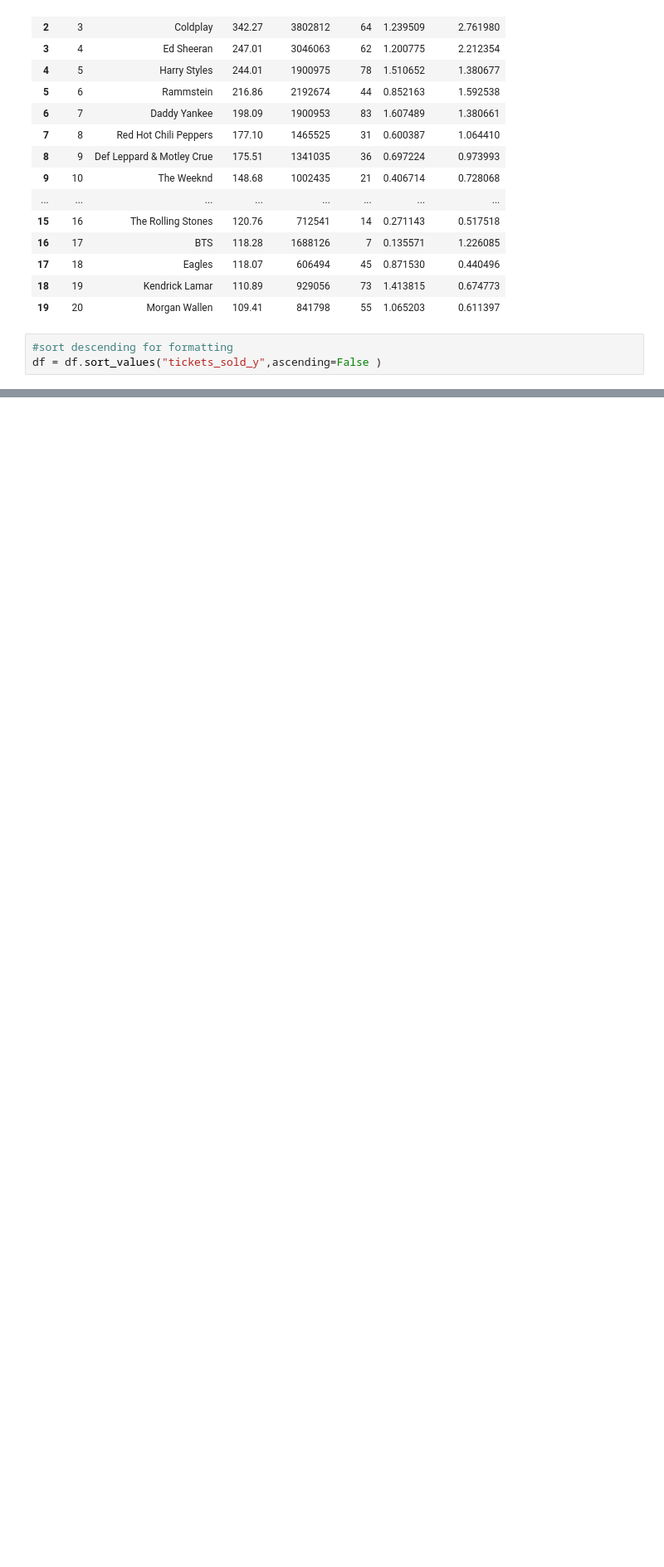
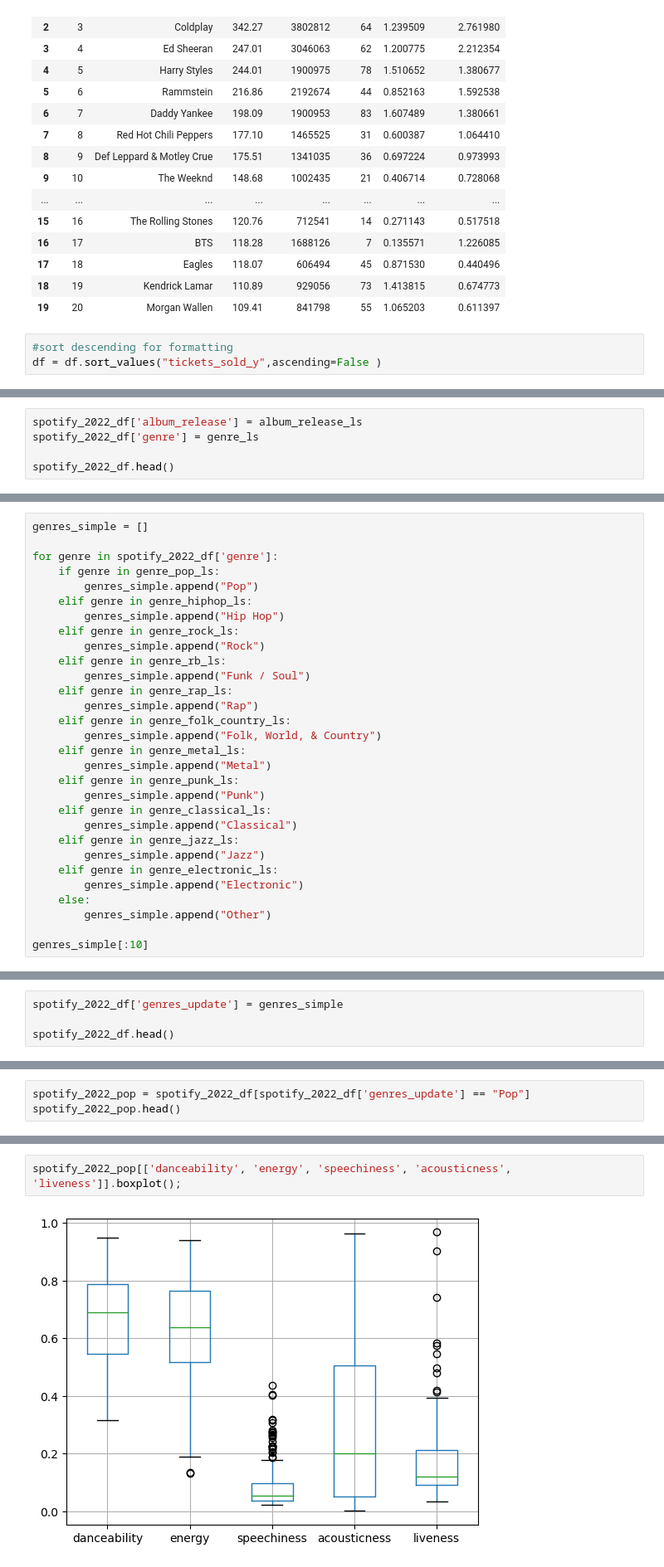
Before and after one commit to DrakeData/MSDS455-The_Show, a Jupyter notebook: Artsy Analysts.ipynb, the cells around one changed output, grey strips where cells are left out. Shown at 83% size. Cells and saved outputs as stored; diff of their text form; blank space fills up the shorter version.

```diff
--- a/Artsy Analysts.ipynb
+++ b/Artsy Analysts.ipynb
@@ -993,0 +1313,5 @@ plt.show()
+# %%
+spotify_2022_df['album_release'] = album_release_ls
+spotify_2022_df['genre'] = genre_ls
+
+spotify_2022_df.head()
@@ -993,0 +1792,30 @@ plt.show()
+# %%
+genres_simple = []
+
+for genre in spotify_2022_df['genre']:
+    if genre in genre_pop_ls:
+        genres_simple.append("Pop")
+    elif genre in genre_hiphop_ls:
+        genres_simple.append("Hip Hop")
+    elif genre in genre_rock_ls:
+        genres_simple.append("Rock")
+    elif genre in genre_rb_ls:
+        genres_simple.append("Funk / Soul")
+    elif genre in genre_rap_ls:
+        genres_simple.append("Rap")
+    elif genre in genre_folk_country_ls:
+        genres_simple.append("Folk, World, & Country")
+    elif genre in genre_metal_ls:
+        genres_simple.append("Metal")
+    elif genre in genre_punk_ls:
+        genres_simple.append("Punk")
+    elif genre in genre_classical_ls:
+        genres_simple.append("Classical")
+    elif genre in genre_jazz_ls:
+        genres_simple.append("Jazz")
+    elif genre in genre_electronic_ls:
+        genres_simple.append("Electronic")
+    else:
+        genres_simple.append("Other")
+
+genres_simple[:10]
@@ -993,0 +1833,4 @@ plt.show()
+# %%
+spotify_2022_df['genres_update'] = genres_simple
+
+spotify_2022_df.head()
@@ -993,0 +1988,3 @@ plt.show()
+# %%
+spotify_2022_pop = spotify_2022_df[spotify_2022_df['genres_update'] == "Pop"]
+spotify_2022_pop.head()
@@ -993,0 +1999,4 @@ plt.show()
+# %%
+spotify_2022_pop[['danceability', 'energy', 'speechiness', 'acousticness', 'liveness']].boxplot();
+# %% [output]
+[figure, added]
```
Also changed, not shown: parts of 59 cells of this notebook, 2 other files.
